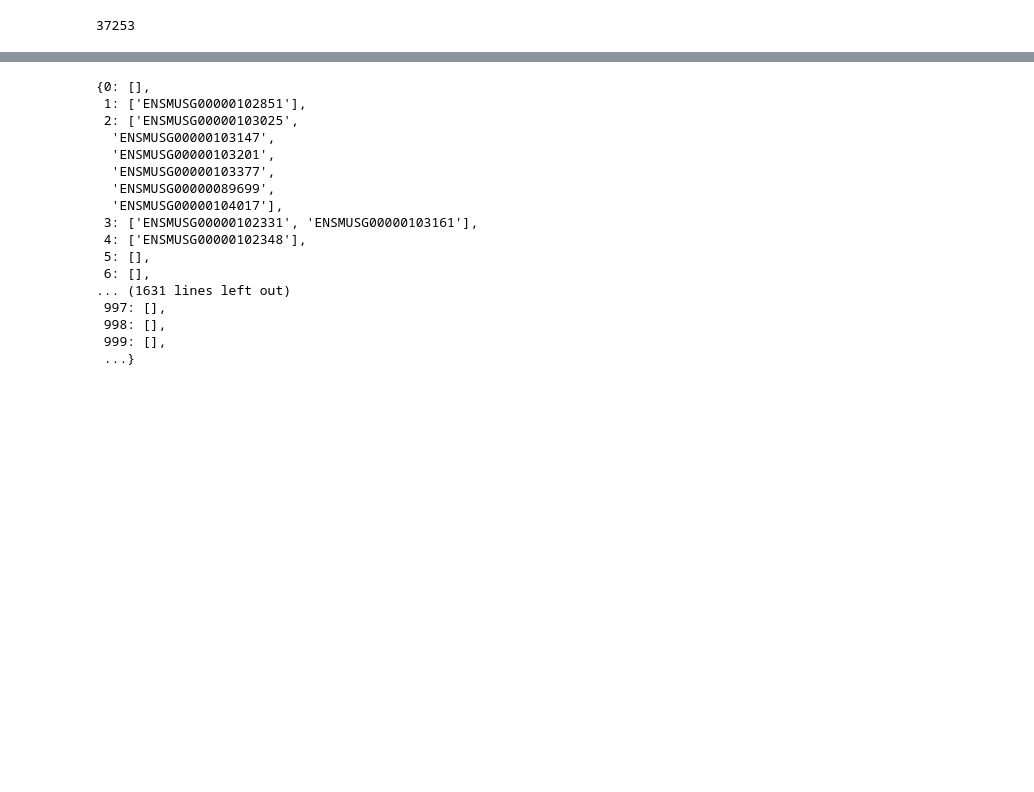
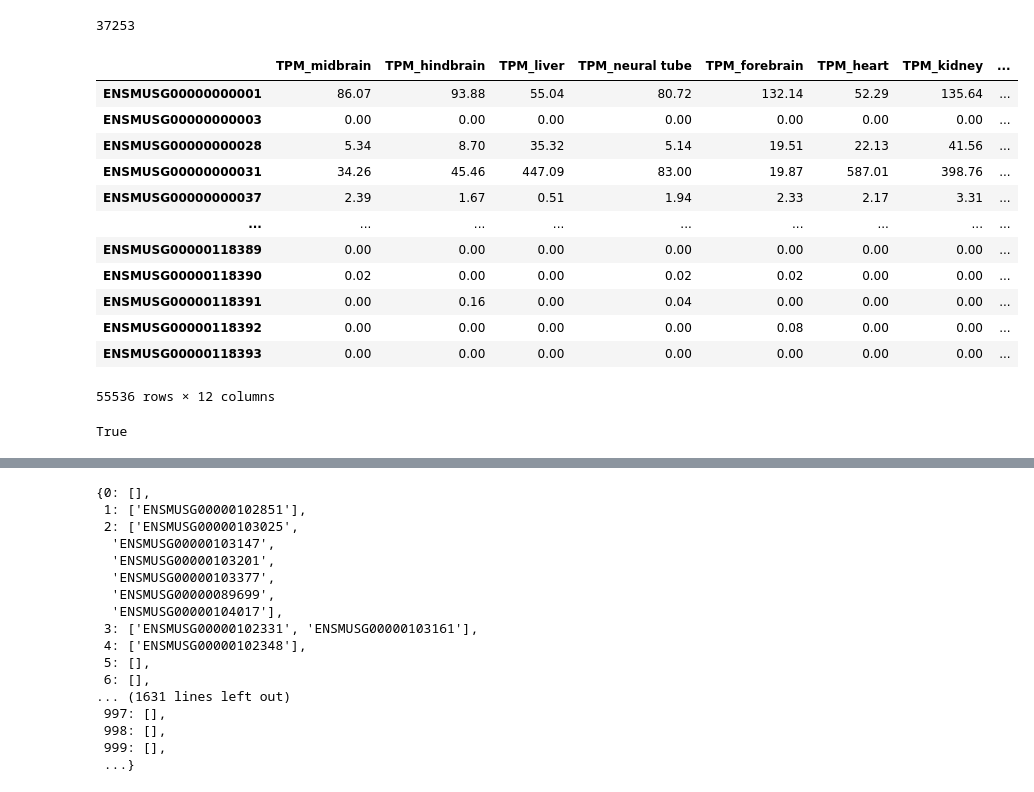
Before and after one commit to RenhaoL/HST508_Fall2022_final_project, a Jupyter notebook: codes/20221129_corr_matrix_scTPM.ipynb, the cells around one changed output, grey strips where cells are left out. Cells and saved outputs as stored; diff of their text form; code cells hidden in the pictures; blank space fills up the shorter version.

```diff
--- a/codes/20221129_corr_matrix_scTPM.ipynb
+++ b/codes/20221129_corr_matrix_scTPM.ipynb
@@ -40,3 +40,23 @@ gloc_filtered = gloc_filtered.loc[gene_list]
 len(gene_list)
 # %% [output]
 37253
+# %%
+sc_df
+# %% [output]
+|  | TPM_midbrain | TPM_hindbrain | TPM_liver | TPM_neural tube | TPM_forebrain | TPM_heart | TPM_kidney | ... |
+| ENSMUSG00000000001 | 86.07 | 93.88 | 55.04 | 80.72 | 132.14 | 52.29 | 135.64 | ... |
+| ENSMUSG00000000003 | 0.00 | 0.00 | 0.00 | 0.00 | 0.00 | 0.00 | 0.00 | ... |
+| ENSMUSG00000000028 | 5.34 | 8.70 | 35.32 | 5.14 | 19.51 | 22.13 | 41.56 | ... |
+| ENSMUSG00000000031 | 34.26 | 45.46 | 447.09 | 83.00 | 19.87 | 587.01 | 398.76 | ... |
+| ENSMUSG00000000037 | 2.39 | 1.67 | 0.51 | 1.94 | 2.33 | 2.17 | 3.31 | ... |
+| ... | ... | ... | ... | ... | ... | ... | ... | ... |
+| ENSMUSG00000118389 | 0.00 | 0.00 | 0.00 | 0.00 | 0.00 | 0.00 | 0.00 | ... |
+| ENSMUSG00000118390 | 0.02 | 0.00 | 0.00 | 0.02 | 0.02 | 0.00 | 0.00 | ... |
+| ENSMUSG00000118391 | 0.00 | 0.16 | 0.00 | 0.04 | 0.00 | 0.00 | 0.00 | ... |
+| ENSMUSG00000118392 | 0.00 | 0.00 | 0.00 | 0.00 | 0.08 | 0.00 | 0.00 | ... |
+| ENSMUSG00000118393 | 0.00 | 0.00 | 0.00 | 0.00 | 0.00 | 0.00 | 0.00 | ... |
+55536 rows × 12 columns
+# %%
+sum(gloc['end']>gloc['start'])==len(gloc)
+# %% [output]
+True
```
Also changed, not shown: parts of 10 cells of this notebook, 1 other file.
